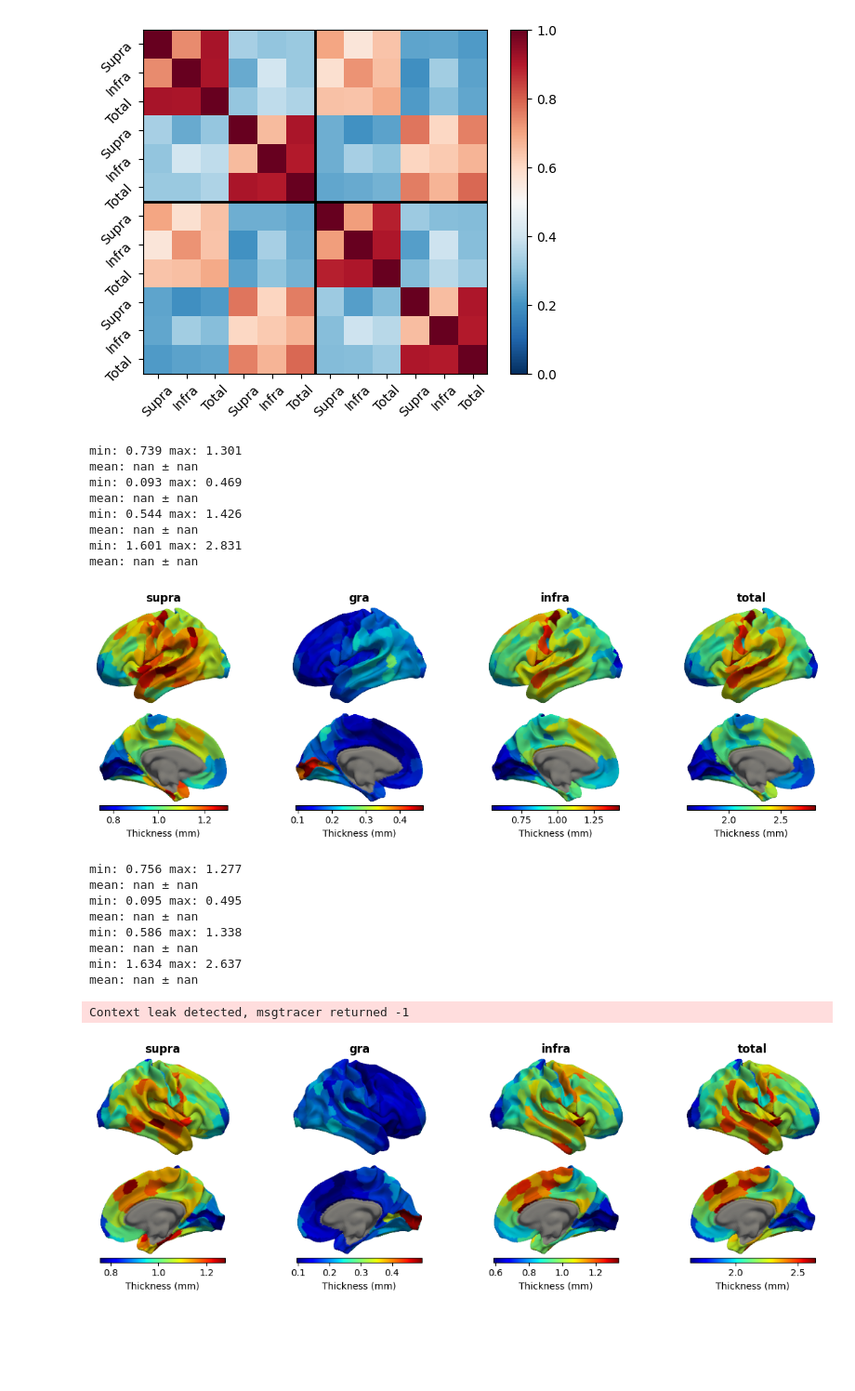
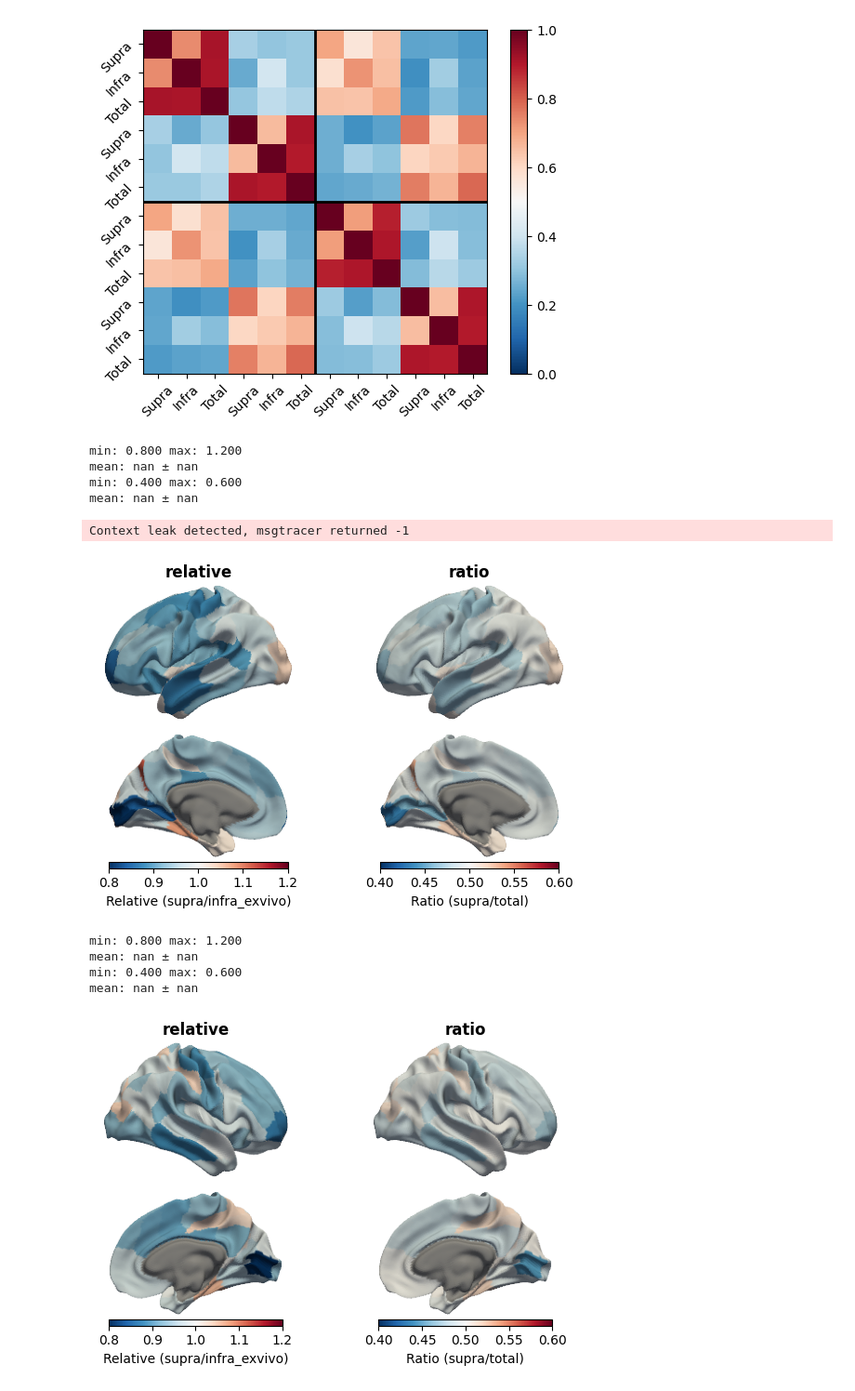
Before and after one commit to dyjung130/cortical_layer, a Jupyter notebook: jupyter-notebook/analysis_layer_4bigbrain_v2.ipynb, the cells around one changed output. Shown at 93% size. Saved outputs shown, nothing was run; the diff lists cells and outputs as text; code cells hidden in the pictures; blank space fills up the shorter version.

```diff
--- a/jupyter-notebook/analysis_layer_4bigbrain_v2.ipynb
+++ b/jupyter-notebook/analysis_layer_4bigbrain_v2.ipynb
@@ -595,8 +595,9 @@ def process_hemisphere_data(data, atlas, hemi):
         data_parc[layer] = parcellate_data(data[layer].T, atlas, hemi).T
 
     # Calculate relative and ratio metrics
-    data_parc['relative'] = data_parc['supra'] / data_parc['infra']
-    data_parc['ratio'] = data_parc['infra'] / data_parc['total']
+    data_parc['relative'] = data_parc['supra'] / data_parc['infra_exvivo']# match style of ex vivo data
+    data_parc['ratio'] = data_parc['supra'] / data_parc['total']
+    #data_parc['ratio'] = data_parc['infra'] / data_parc['total']
     data_parc['ratio_exvivo'] = data_parc['infra_exvivo'] / data_parc['total']
 
     # Clean up invalid values
@@ -692,9 +693,9 @@ def combine_hemispheres_data(lh_data_parc, rh_data_parc):
     }
 
     layer_extra_parc = {
-       # 'relative': {'lh': lh_data_parc['relative'], 'rh': rh_data_parc['relative']},
-       # 'ratio': {'lh': lh_data_parc['ratio'], 'rh': rh_data_parc['ratio']},
-        'ratio_exvivo': {'lh': lh_data_parc['ratio_exvivo'], 'rh': rh_data_parc['ratio_exvivo']},
+        'relative': {'lh': lh_data_parc['relative'], 'rh': rh_data_parc['relative']},
+        'ratio': {'lh': lh_data_parc['ratio'], 'rh': rh_data_parc['ratio']}
+        #'ratio_exvivo': {'lh': lh_data_parc['ratio_exvivo'], 'rh': rh_data_parc['ratio_exvivo']},
     }
 
     # Fill NaN values with means
@@ -787,7 +794,8 @@ from mpl_toolkits.axes_grid1 import make_axes_locatable
 lh_surf = '/Users/dennis.jungchildmind.org/Downloads/HCP_S1200_Atlas_Z4_pkXDZ/S1200.L.white_MSMAll.32k_fs_LR.surf.gii'
 rh_surf = '/Users/dennis.jungchildmind.org/Downloads/HCP_S1200_Atlas_Z4_pkXDZ/S1200.R.white_MSMAll.32k_fs_LR.surf.gii'
 
-data2plot = group_parc400#either layer_data or layer_group_data
+#data2plot = group_parc400#either layer_data or layer_group_data
+data2plot = extra_parc100
 # Plot each hemisphere
 for k in ['lh','rh']:
     fig, axes = plt.subplots(2, len(data2plot), figsize=(len(data2plot)*3, 4))
@@ -805,12 +813,12 @@ for k in ['lh','rh']:
             data_min = 0.8
             data_max = 1.2
             cmap = 'RdBu_r'
-            cbar_label = 'Relative thickness (supra/infra)'
+            cbar_label = 'Relative (supra/infra_exvivo)'
         elif layer_name == 'ratio' or layer_name == 'ratio_exvivo':
             data_min = 0.4
             data_max = 0.6
             cmap = 'RdBu_r'
-            cbar_label = 'ratio thickness (supra/total)'
+            cbar_label = 'Ratio (supra/total)'
 
         data_masked = data.copy()
         if k == 'lh':
@@ -830,47 +838,39 @@ for k in ['lh','rh']:
             plotter.overlay(data, cmap=cmap, alpha=1, vmin=data_min, vmax=data_max)
             plotter.border(data, alpha=0)
             img = plotter.screenshot(view)
             if len(data2plot) == 1:
                 axes[view_idx].imshow(img)
                 axes[view_idx].axis('off')
             else:
                 axes[view_idx,i].imshow(img)
                 axes[view_idx,i].axis('off')
 
             if view_idx == 0:
                 if len(data2plot) == 1:
                     axes[0].set_title(layer_name, fontweight='bold')
                 else:
                     axes[0,i].set_title(layer_name, fontweight='bold')
             else:
                 if len(data2plot) == 1:
                     divider = make_axes_locatable(axes[1])
                 else:
                     divider = make_axes_locatable(axes[1,i])
                 cax = divider.append_axes("bottom", size="5%", pad=0.05)
                 cbar = plt.colorbar(plt.cm.ScalarMappable(norm=norm, cmap=cmap),
                            cax=cax, orientation='horizontal')
                 cbar.set_label(cbar_label)
 
     plt.tight_layout()
     plt.show()
 # %% [output]
-min: 0.739 max: 1.301
+min: 0.800 max: 1.200
 mean: nan ± nan
-min: 0.093 max: 0.469
+min: 0.400 max: 0.600
 mean: nan ± nan
-min: 0.544 max: 1.426
-mean: nan ± nan
-min: 1.601 max: 2.831
-mean: nan ± nan
+Context leak detected, msgtracer returned -1
-[figure, old version]
+[figure, new version]
-min: 0.756 max: 1.277
-mean: nan ± nan
-min: 0.095 max: 0.495
-mean: nan ± nan
-min: 0.586 max: 1.338
-mean: nan ± nan
-min: 1.634 max: 2.637
-mean: nan ± nan
-Context leak detected, msgtracer returned -1
+min: 0.800 max: 1.200
+mean: nan ± nan
+min: 0.400 max: 0.600
+mean: nan ± nan
-[figure, old version]
+[figure, new version]
```
Also changed, not shown: parts of 2 cells of this notebook, 2 other files.
